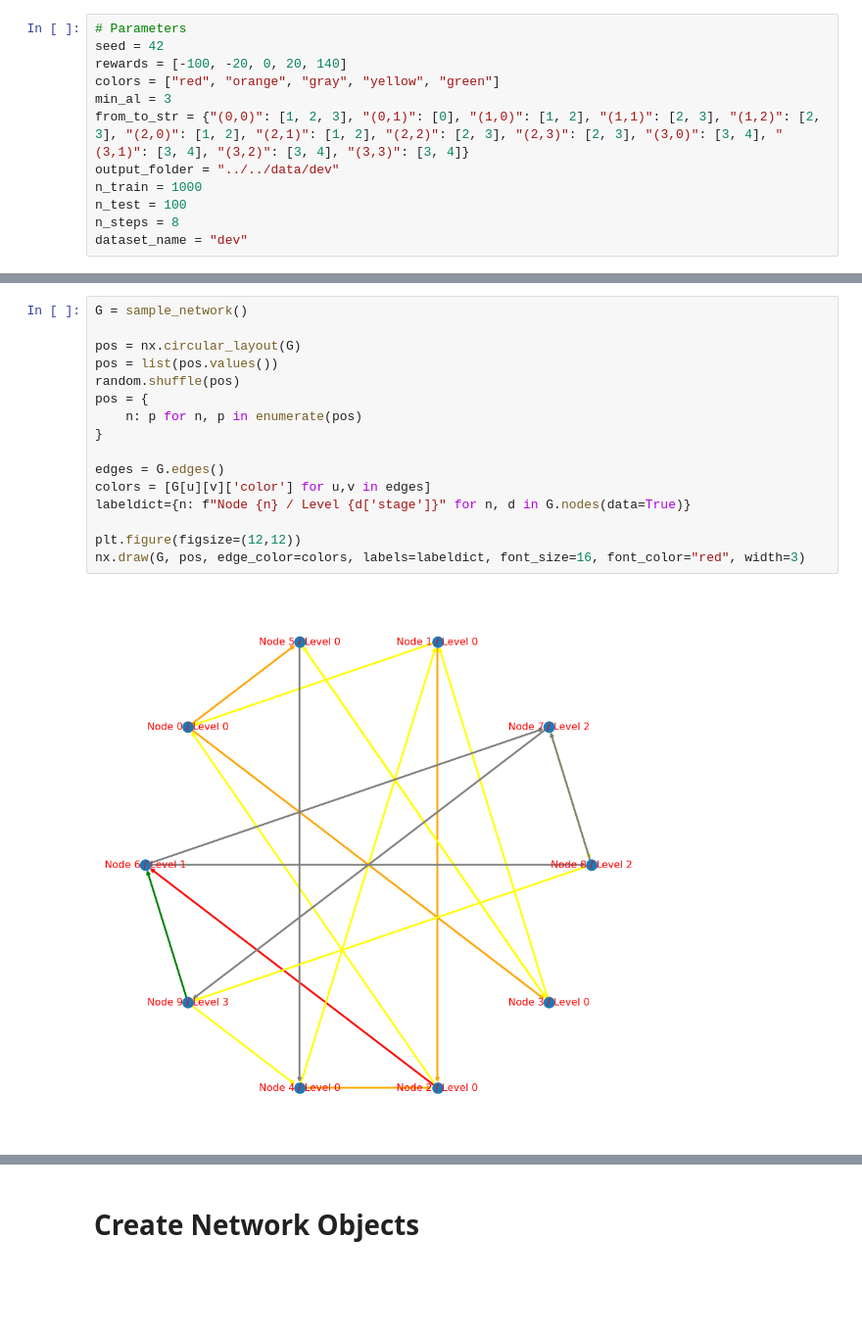
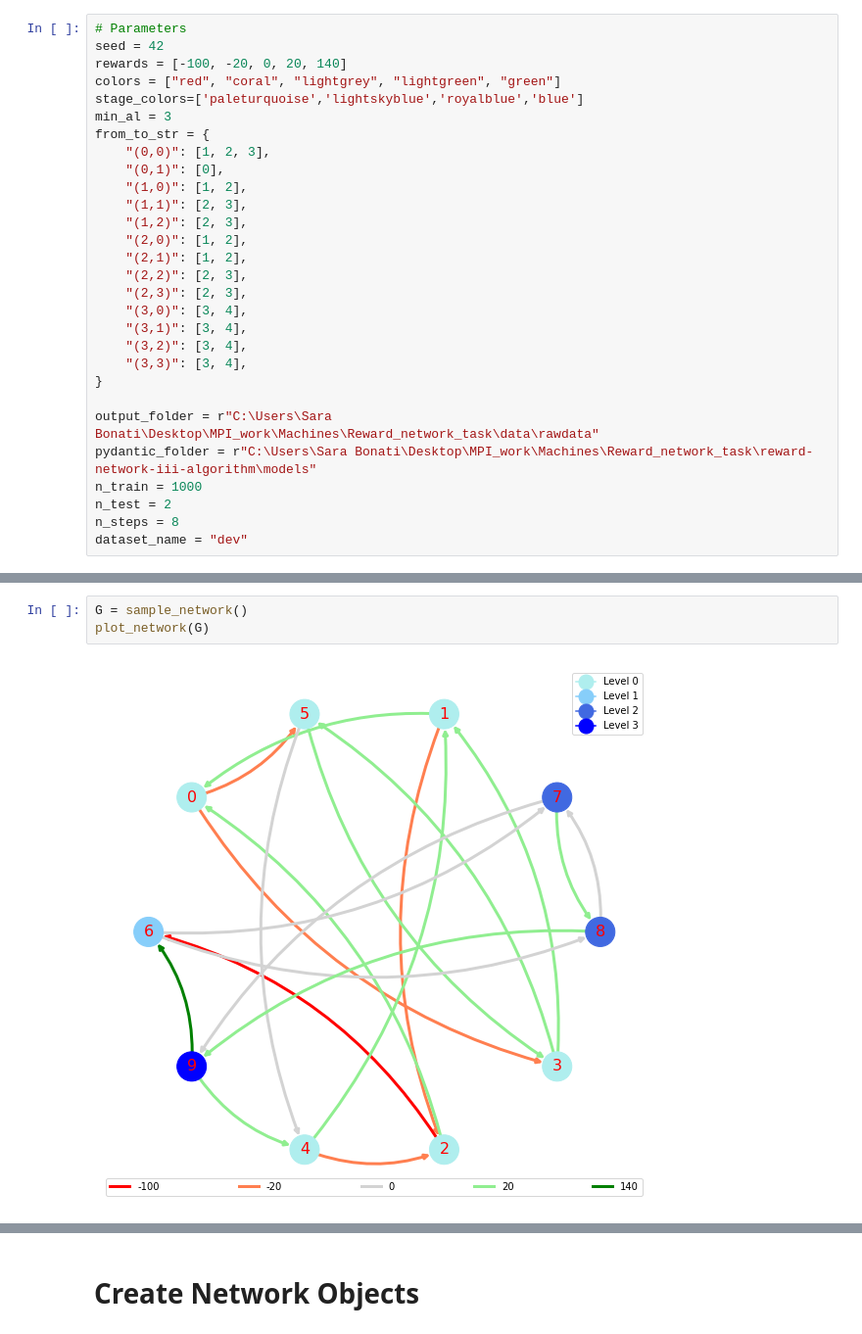
Before and after one commit to LBrinkmann/reward-network-iii-algorithm, a Jupyter notebook: notebooks/generation.ipynb, the cells around one changed output, grey strips where cells are left out. Shown at 98% size. Saved outputs shown, nothing was run; the diff lists cells and outputs as text; blank space fills up the shorter version.

Commit message:
first commit with pydantic network schema

```diff
--- a/notebooks/generation.ipynb
+++ b/notebooks/generation.ipynb
@@ -2,12 +2,29 @@
 # Parameters
 seed = 42
 rewards = [-100, -20, 0, 20, 140]
-colors = ["red", "orange", "gray", "yellow", "green"]
+colors = ["red", "coral", "lightgrey", "lightgreen", "green"]
+stage_colors=['paleturquoise','lightskyblue','royalblue','blue']
 min_al = 3
-from_to_str = {"(0,0)": [1, 2, 3], "(0,1)": [0], "(1,0)": [1, 2], "(1,1)": [2, 3], "(1,2)": [2, 3], "(2,0)": [1, 2], "(2,1)": [1, 2], "(2,2)": [2, 3], "(2,3)": [2, 3], "(3,0)": [3, 4], "(3,1)": [3, 4], "(3,2)": [3, 4], "(3,3)": [3, 4]}
-output_folder = "../../data/dev"
+from_to_str = {
+    "(0,0)": [1, 2, 3],
+    "(0,1)": [0],
+    "(1,0)": [1, 2],
+    "(1,1)": [2, 3],
+    "(1,2)": [2, 3],
+    "(2,0)": [1, 2],
+    "(2,1)": [1, 2],
+    "(2,2)": [2, 3],
+    "(2,3)": [2, 3],
+    "(3,0)": [3, 4],
+    "(3,1)": [3, 4],
+    "(3,2)": [3, 4],
+    "(3,3)": [3, 4],
+}
+
+output_folder = r"C:\Users\Sara Bonati\Desktop\MPI_work\Machines\Reward_network_task\data\rawdata"
+pydantic_folder = r"C:\Users\Sara Bonati\Desktop\MPI_work\Machines\Reward_network_task\reward-network-iii-algorithm\models"
 n_train = 1000
-n_test = 100
+n_test = 2
 n_steps = 8
 dataset_name = "dev"
 # %%
@@ -113,18 +172,5 @@ def sample_network():
 # %%
 G = sample_network()
-
-pos = nx.circular_layout(G)
-pos = list(pos.values())
-random.shuffle(pos)
-pos = {
-    n: p for n, p in enumerate(pos)
-}
-
-edges = G.edges()
-colors = [G[u][v]['color'] for u,v in edges]
-labeldict={n: f"Node {n} / Level {d['stage']}" for n, d in G.nodes(data=True)}
-
-plt.figure(figsize=(12,12))
-nx.draw(G, pos, edge_color=colors, labels=labeldict, font_size=16, font_color="red", width=3)
+plot_network(G)
 # %% [output]
-[figure, old version]
+[figure, new version]
```
Also changed, not shown: parts of 8 cells of this notebook, 4 other files.
